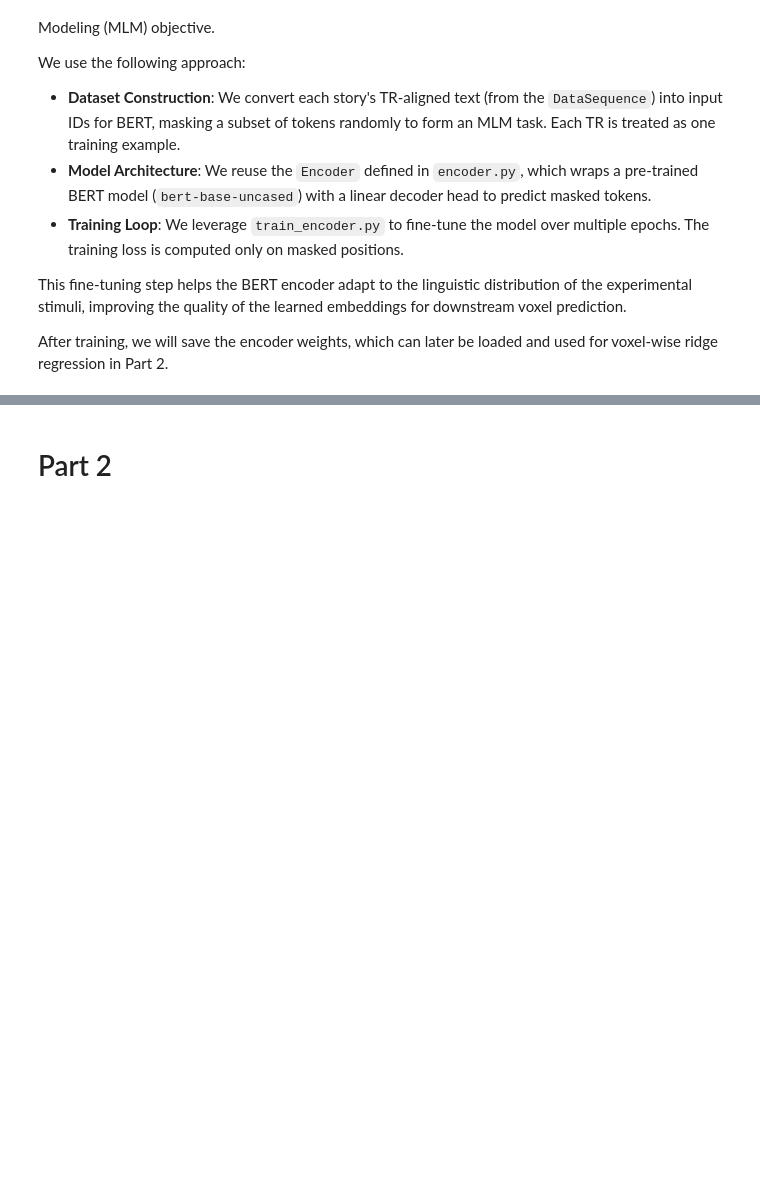
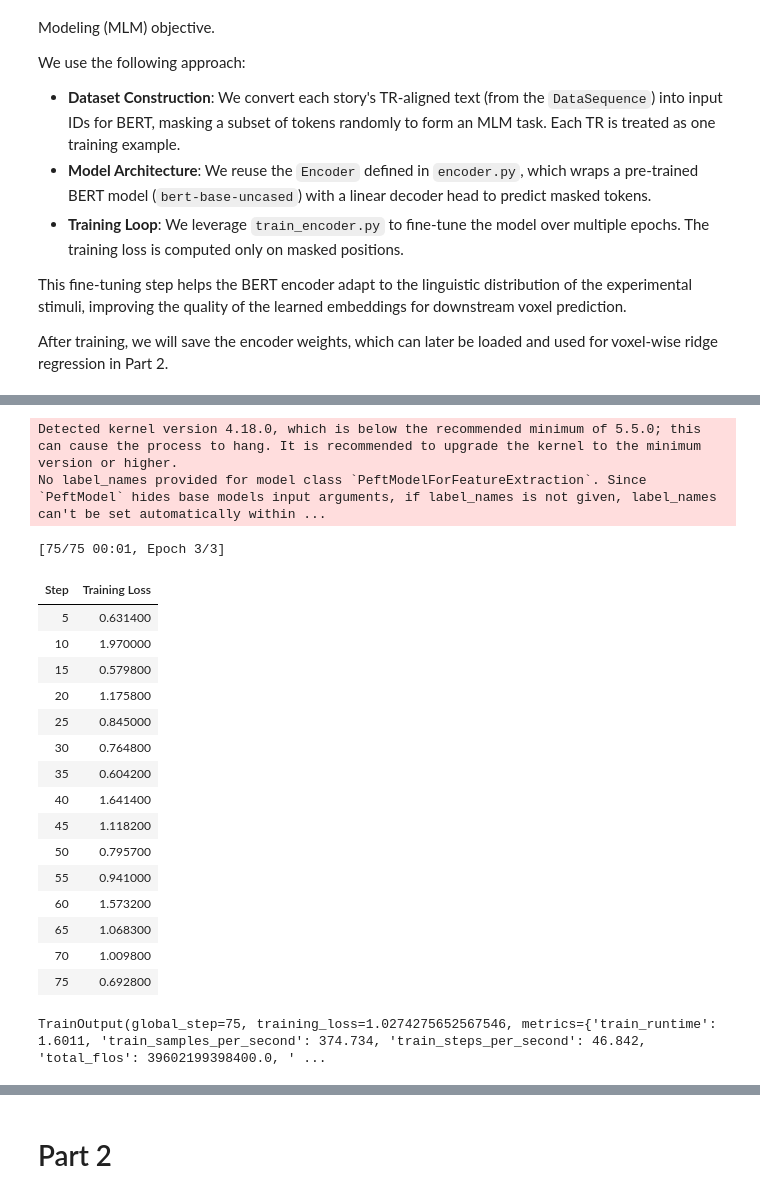
Before and after one commit to lunamk1/lab3-3, a Jupyter notebook: code/lab3.3.ipynb, the cells around one changed output, grey strips where cells are left out. Drawn from its saved outputs; the diff is of its cells as text; code cells hidden in the pictures; blank space fills up the shorter version.

Commit message:
add lora fine tuned model

```diff
--- a/code/lab3.3.ipynb
+++ b/code/lab3.3.ipynb
@@ -209,0 +212,19 @@ Fine-tuned encoder saved as 'finetuned_encoder.pt'
+# %%
+voxel_index = 0
+X_train_text = X_train
+X_test_text = X_test
+y_train_voxel = Y_train[:, voxel_index]
+y_test_voxel = Y_test[:, voxel_index]
+
+# Select subset first
+# train_dataset = Dataset.from_dict({"text": X_train_text, "label": y_train_voxel.tolist()}).select(range(200))
+# test_dataset = Dataset.from_dict({"text": X_test_text, "label": y_test_voxel.tolist()}).select(range(50))
+
+
+def preprocess(example):
+    tokens = tokenizer(str(example["text"]), truncation=True, padding="max_length", max_length=128)
+    tokens["label"] = example["label"]
+    return tokens
+
+train_dataset = train_dataset.map(preprocess)
+test_dataset = test_dataset.map(preprocess)
@@ -209,0 +297,30 @@ Fine-tuned encoder saved as 'finetuned_encoder.pt'
+# %%
+trainer = Trainer(
+    model=model,
+    args=training_args,
+    train_dataset=train_dataset,
+    eval_dataset=test_dataset,
+)
+
+trainer.train()
+# %% [output]
+Detected kernel version 4.18.0, which is below the recommended minimum of 5.5.0; this can cause the process to hang. It is recommended to upgrade the kernel to the minimum version or higher.
+No label_names provided for model class `PeftModelForFeatureExtraction`. Since `PeftModel` hides base models input arguments, if label_names is not given, label_names can't be set automatically within ...
+[75/75 00:01, Epoch 3/3]
+| Step | Training Loss |
+| 5 | 0.631400 |
+| 10 | 1.970000 |
+| 15 | 0.579800 |
+| 20 | 1.175800 |
+| 25 | 0.845000 |
+| 30 | 0.764800 |
+| 35 | 0.604200 |
+| 40 | 1.641400 |
+| 45 | 1.118200 |
+| 50 | 0.795700 |
+| 55 | 0.941000 |
+| 60 | 1.573200 |
+| 65 | 1.068300 |
+| 70 | 1.009800 |
+| 75 | 0.692800 |
+TrainOutput(global_step=75, training_loss=1.0274275652567546, metrics={'train_runtime': 1.6011, 'train_samples_per_second': 374.734, 'train_steps_per_second': 46.842, 'total_flos': 39602199398400.0, ' ...
```
Also changed, not shown: parts of 12 cells of this notebook.
